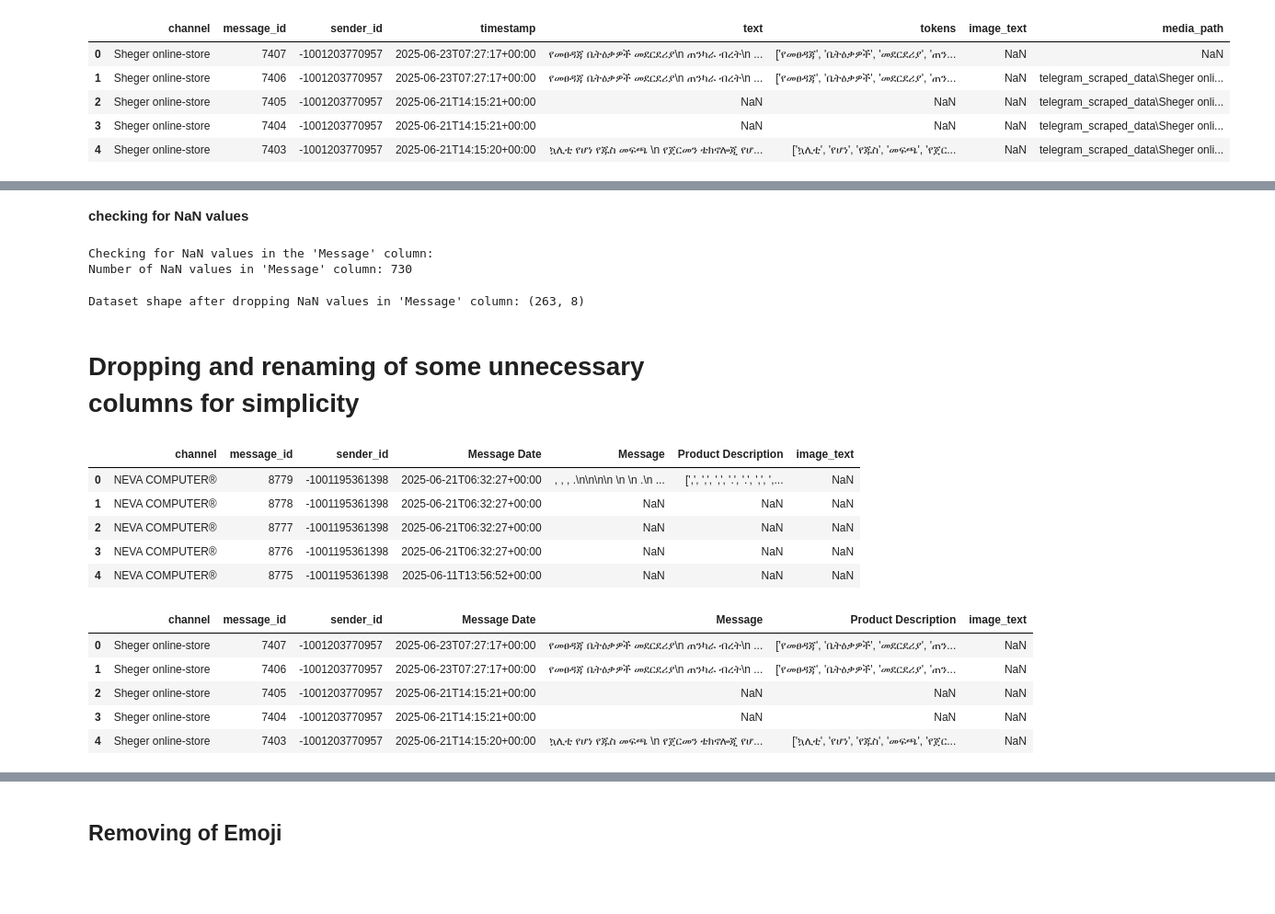
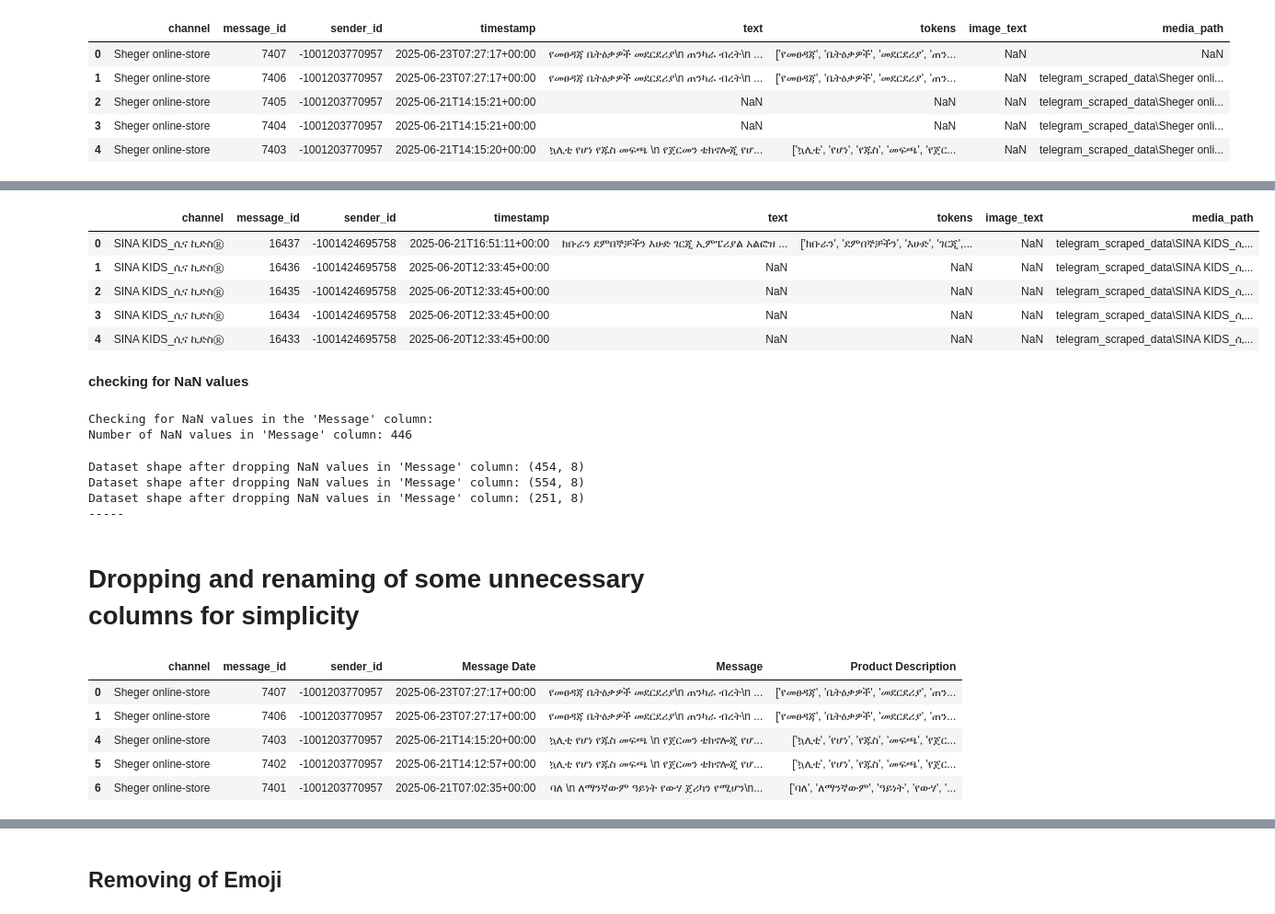
Before and after one commit to nanecha/Telegram_E-commerce-_extractor-, a Jupyter notebook: notebooks/telegram_preprocessing_labelling.ipynb, the cells around one changed output, grey strips where cells are left out. Shown at 92% size. Cells and saved outputs as stored; diff of their text form; code cells hidden in the pictures; blank space fills up the shorter version.

```diff
--- a/notebooks/telegram_preprocessing_labelling.ipynb
+++ b/notebooks/telegram_preprocessing_labelling.ipynb
@@ -74,19 +65,37 @@ df3.head()
+# %%
+import pandas as pd
+df3 = pd.read_csv("F:/Telegram_E-commerce-_extractor-/data/telegram_scraped_data/SINA KIDS_ሲና ኪድስⓇ_data.csv")
+df3.head()
+# %% [output]
+|  | channel | message_id | sender_id | timestamp | text | tokens | image_text | media_path |
+| 0 | SINA KIDS_ሲና ኪድስⓇ | 16437 | -1001424695758 | 2025-06-21T16:51:11+00:00 | ክቡራን ደምበኞቻችን እሁድ ገርጂ ኢምፔሪያል አልፎዝ ... | ['ክቡራን', 'ደምበኞቻችን', 'እሁድ', 'ገርጂ',... | NaN | telegram_scraped_data\SINA KIDS_ሲ... |
+| 1 | SINA KIDS_ሲና ኪድስⓇ | 16436 | -1001424695758 | 2025-06-20T12:33:45+00:00 | NaN | NaN | NaN | telegram_scraped_data\SINA KIDS_ሲ... |
+| 2 | SINA KIDS_ሲና ኪድስⓇ | 16435 | -1001424695758 | 2025-06-20T12:33:45+00:00 | NaN | NaN | NaN | telegram_scraped_data\SINA KIDS_ሲ... |
+| 3 | SINA KIDS_ሲና ኪድስⓇ | 16434 | -1001424695758 | 2025-06-20T12:33:45+00:00 | NaN | NaN | NaN | telegram_scraped_data\SINA KIDS_ሲ... |
+| 4 | SINA KIDS_ሲና ኪድስⓇ | 16433 | -1001424695758 | 2025-06-20T12:33:45+00:00 | NaN | NaN | NaN | telegram_scraped_data\SINA KIDS_ሲ... |
 # %% [markdown]
 **checking for NaN values**
 # %%
 print("Checking for NaN values in the 'Message' column:")
-nan_count = df['text'].isnull().sum()
+nan_count = df2['text'].isnull().sum()
 print(f"Number of NaN values in 'Message' column: {nan_count}")
 # %% [output]
 Checking for NaN values in the 'Message' column:
-Number of NaN values in 'Message' column: 730
+Number of NaN values in 'Message' column: 446
 # %%
 df = df.dropna(subset=['text'])
-
+print(f"Dataset shape after dropping NaN values in 'Message' column: {df.shape}")
+df2 = df2.dropna(subset=['text'])
+print(f"Dataset shape after dropping NaN values in 'Message' column: {df2.shape}")
+df3 = df3.dropna(subset=['text'])
 # Print the shape of the dataset after dropping NaN values in the "Message" column
-print(f"Dataset shape after dropping NaN values in 'Message' column: {df.shape}")
+print(f"Dataset shape after dropping NaN values in 'Message' column: {df3.shape}")
+print("-----")
 # %% [output]
-Dataset shape after dropping NaN values in 'Message' column: (263, 8)
+Dataset shape after dropping NaN values in 'Message' column: (454, 8)
+Dataset shape after dropping NaN values in 'Message' column: (554, 8)
+Dataset shape after dropping NaN values in 'Message' column: (251, 8)
+-----
 # %% [markdown]
 # Dropping and renaming  of some unnecessary columns  for simplicity
 # %%
@@ -111,18 +113,10 @@ df2 = df2.rename(columns={
-# %%
-df.head()
-# %% [output]
-|  | channel | message_id | sender_id | Message Date | Message | Product Description | image_text |
-| 0 | NEVA COMPUTER® | 8779 | -1001195361398 | 2025-06-21T06:32:27+00:00 | , , , .\n\n\n\n \n \n .\n ... | [',', ',', ',', '.', '.', ',', ',... | NaN |
-| 1 | NEVA COMPUTER® | 8778 | -1001195361398 | 2025-06-21T06:32:27+00:00 | NaN | NaN | NaN |
-| 2 | NEVA COMPUTER® | 8777 | -1001195361398 | 2025-06-21T06:32:27+00:00 | NaN | NaN | NaN |
-| 3 | NEVA COMPUTER® | 8776 | -1001195361398 | 2025-06-21T06:32:27+00:00 | NaN | NaN | NaN |
-| 4 | NEVA COMPUTER® | 8775 | -1001195361398 | 2025-06-11T13:56:52+00:00 | NaN | NaN | NaN |
-# %%
-df2.head()
-# %% [output]
-|  | channel | message_id | sender_id | Message Date | Message | Product Description | image_text |
-| 0 | Sheger online-store | 7407 | -1001203770957 | 2025-06-23T07:27:17+00:00 | የመፀዳጃ ቤትዕቃዎች መደርደሪያ\n ጠንካራ ብረት\n ... | ['የመፀዳጃ', 'ቤትዕቃዎች', 'መደርደሪያ', 'ጠን... | NaN |
-| 1 | Sheger online-store | 7406 | -1001203770957 | 2025-06-23T07:27:17+00:00 | የመፀዳጃ ቤትዕቃዎች መደርደሪያ\n ጠንካራ ብረት\n ... | ['የመፀዳጃ', 'ቤትዕቃዎች', 'መደርደሪያ', 'ጠን... | NaN |
-| 2 | Sheger online-store | 7405 | -1001203770957 | 2025-06-21T14:15:21+00:00 | NaN | NaN | NaN |
-| 3 | Sheger online-store | 7404 | -1001203770957 | 2025-06-21T14:15:21+00:00 | NaN | NaN | NaN |
-| 4 | Sheger online-store | 7403 | -1001203770957 | 2025-06-21T14:15:20+00:00 | ኳሊቲ የሆነ የጁስ መፍጫ \n የጀርመን ቴክኖሎጂ የሆ... | ['ኳሊቲ', 'የሆነ', 'የጁስ', 'መፍጫ', 'የጀር... | NaN |
+# %%
+df=clean_telegram_data_v1(df)
+df.head()
+# %% [output]
+|  | channel | message_id | sender_id | Message Date | Message | Product Description |
+| 0 | Sheger online-store | 7407 | -1001203770957 | 2025-06-23T07:27:17+00:00 | የመፀዳጃ ቤትዕቃዎች መደርደሪያ\n ጠንካራ ብረት\n ... | ['የመፀዳጃ', 'ቤትዕቃዎች', 'መደርደሪያ', 'ጠን... |
+| 1 | Sheger online-store | 7406 | -1001203770957 | 2025-06-23T07:27:17+00:00 | የመፀዳጃ ቤትዕቃዎች መደርደሪያ\n ጠንካራ ብረት\n ... | ['የመፀዳጃ', 'ቤትዕቃዎች', 'መደርደሪያ', 'ጠን... |
+| 4 | Sheger online-store | 7403 | -1001203770957 | 2025-06-21T14:15:20+00:00 | ኳሊቲ የሆነ የጁስ መፍጫ \n የጀርመን ቴክኖሎጂ የሆ... | ['ኳሊቲ', 'የሆነ', 'የጁስ', 'መፍጫ', 'የጀር... |
+| 5 | Sheger online-store | 7402 | -1001203770957 | 2025-06-21T14:12:57+00:00 | ኳሊቲ የሆነ የጁስ መፍጫ \n የጀርመን ቴክኖሎጂ የሆ... | ['ኳሊቲ', 'የሆነ', 'የጁስ', 'መፍጫ', 'የጀር... |
+| 6 | Sheger online-store | 7401 | -1001203770957 | 2025-06-21T07:02:35+00:00 | ባለ \n ለማንኛውም ዓይነት የውሃ ጀሪካን የሚሆን\n... | ['ባለ', 'ለማንኛውም', 'ዓይነት', 'የውሃ', '... |
```
Also changed, not shown: parts of 21 cells of this notebook.
